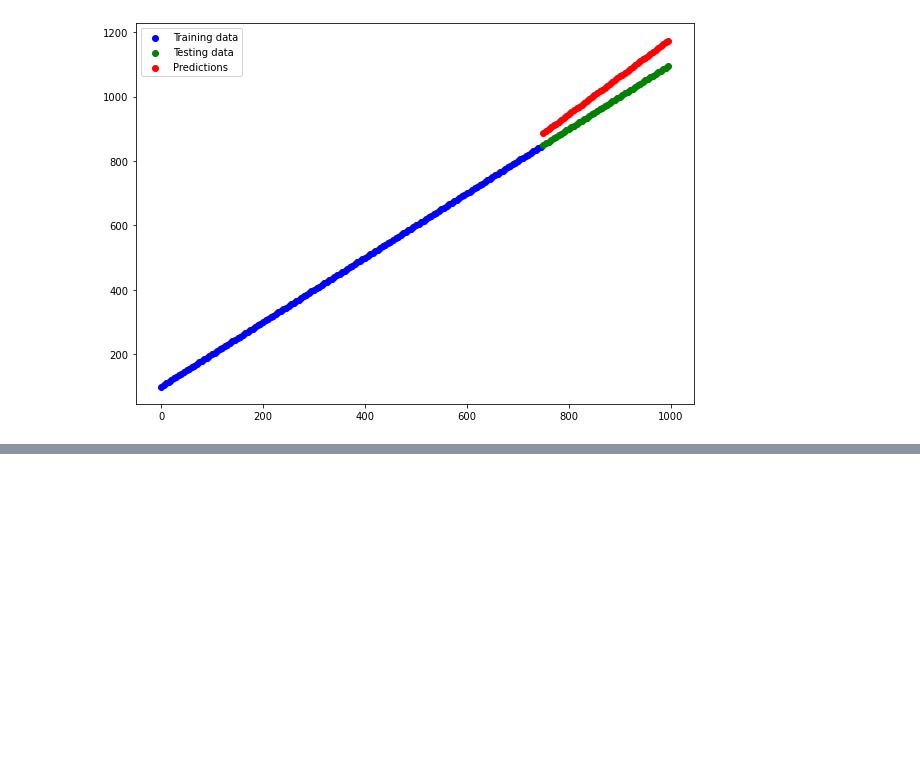
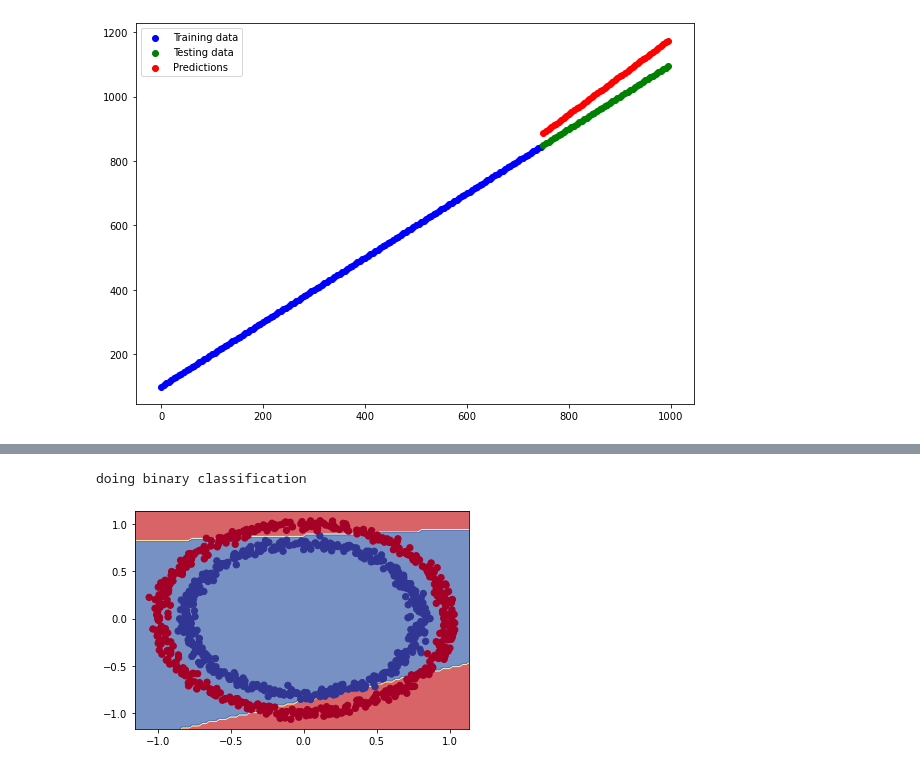
Before and after one commit to Goyalscode/Character-Recognition-Using-DL, a Jupyter notebook: learning_concepts_practice/practice.ipynb, the cells around one changed output, grey strips where cells are left out. Cells and saved outputs as stored; diff of their text form; code cells hidden in the pictures; blank space fills up the shorter version.

```diff
--- a/learning_concepts_practice/practice.ipynb
+++ b/learning_concepts_practice/practice.ipynb
@@ -3562,0 +3650,16 @@ plt.legend()
+# %%
+# try to create the multi-layer neural network
+
+tf.random.set_seed(42)
+
+model_6 = tf.keras.Sequential([
+          tf.keras.layers.Dense(4, activation="relu"),
+          tf.keras.layers.Dense(4, activation="relu"),
+          tf.keras.layers.Dense(1) # we want output to be one or other
+])
+
+model_6.compile(loss = "binary_crossentropy",
+                optimizer = tf.keras.optimizers.Adam(lr = 0.001), # lr = 0.001 is Adam's default learning rate
+                metrics = ["accuracy"])
+
+history = model_6.fit(X, y, epochs = 250)
@@ -3562,0 +3690,6 @@ plt.legend()
+# %%
+# visualize model predictions
+plot_decision_boundary(model_6, X, y)
+# %% [output]
+doing binary classification
+[figure, added]
```
Also changed, not shown: parts of 71 cells of this notebook.
